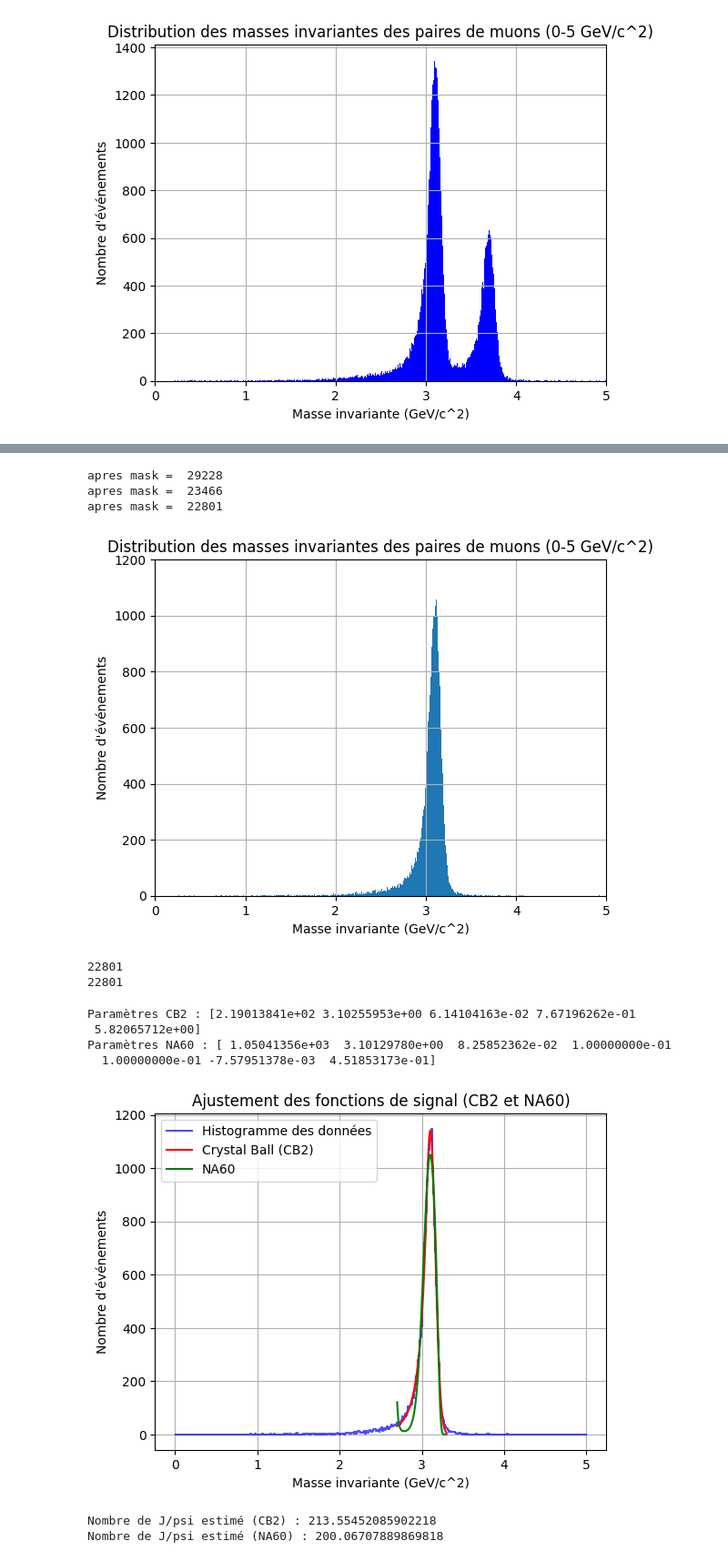
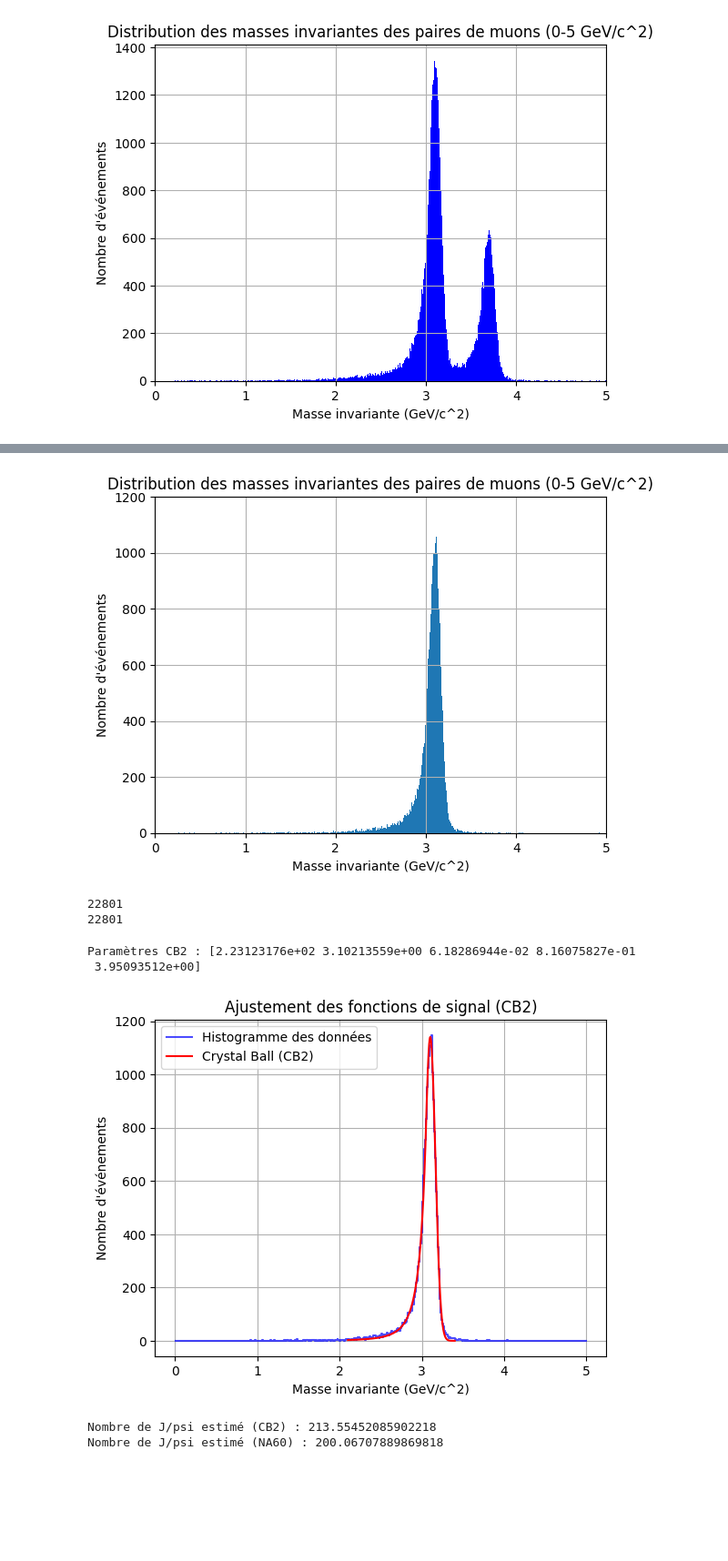
Before and after one commit to nantes-m2-rps-exp/qqbar2mumu-2024, a Jupyter notebook: Acceptance.ipynb, the cells around one changed output, grey strips where cells are left out. Shown at 91% size. Cells and saved outputs as stored; diff of their text form; code cells hidden in the pictures; blank space fills up the shorter version.

```diff
--- a/Acceptance.ipynb
+++ b/Acceptance.ipynb
@@ -66,7 +66,7 @@ print("nMuonsGen = ", nMuonsGen)
 
 events = file["eventsTree"]
 
-n = events.arrays(["zVtx","isCMUL","nMuons","Muon_Px","Muon_Py","Muon_Pz","Muon_E","Muon_Charge","Muon_thetaAbs","Muon_matchedTrgThreshold","Muon_MCLabel", "Muon_thetaAbs"]) #10000 pour essayer a modifier apres
+n = events.arrays(["zVtx","isCMUL","nMuons","Muon_Px","Muon_Py","Muon_Pz","Muon_E","Muon_Charge","Muon_thetaAbs","Muon_matchedTrgThreshold","Muon_MCLabel"]) #10000 pour essayer a modifier apres
 
 nMuons = 0
 for i in range(len(n)):
@@ -211,12 +212,9 @@ plt.show()
 print(len(masses)) #nb j/psi
 print(len(filtered_events))
 # %% [output]
+[figure]
-apres mask =  29228
-apres mask =  23466
-apres mask =  22801
+22801
+22801
-[figure]
-22801
-22801
 # %%
 #Fit CB2
 def CB2 (x, N, mu, sig, alphaL, nL, alphaR, nR):
@@ -265,62 +263,45 @@ def na60(x, N, mu, sigma, alphaL, alphaR, pL, pR):
 # %%
 bin_centers = np.asarray((bin_edges[:-1] + bin_edges[1:]) / 2)
 y_data = np.asarray(hist)
-valid_indices = (bin_centers >= 2.7) & (bin_centers <= 3.3)
+valid_indices = (bin_centers >= 2.1) & (bin_centers <= 3.4)
 x_peak = bin_centers[valid_indices]
 y_peak = y_data[valid_indices]
 
 
 try:
     popt_cb2, pcov_cb2 = curve_fit(
         crystal_ball, x_peak, y_peak,
         p0=[np.max(y_peak), 3.0, 0.1, 1.5, 5],
-        bounds=([0, 2.7, 0.01, 0.1, 1], [np.inf, 3.3, 1, 5, 10]),
+        bounds=([0, 2.1, 0.01, 0.1, 1], [np.inf, 3.4, 1, 5, 10]),
         maxfev=200000
     )
 except RuntimeError as e:
     print("Erreur d'ajustement Crystal Ball :", e)
 
-try:
-    popt_na60, pcov_na60 = curve_fit(
-        na60, x_peak, y_peak,
-        p0=[np.max(y_peak), 3.0, 0.1, 1.5, 1.5, 0.1, 0.1],
-        bounds=([0, 2.7, 0.01, 0.1, 0.1, -1, -1], [np.inf, 3.3, 1, 5, 5, 1, 1]),
-        maxfev=200000
-    )
-except RuntimeError as e:
-    print("Erreur d'ajustement NA60 :", e)
-
 # Générer les courbes ajustées
-x_fit = np.linspace(2.7, 3.3, 1000)
+x_fit = np.linspace(2.1, 3.4, 1000)
 y_cb2 = crystal_ball(x_fit, *popt_cb2) if 'popt_cb2' in locals() else None
-y_na60 = na60(x_fit, *popt_na60) if 'popt_na60' in locals() else None
 
 # Résultats de l'ajustement
 if 'popt_cb2' in locals():
     print(f"Paramètres CB2 : {popt_cb2}")
-if 'popt_na60' in locals():
-    print(f"Paramètres NA60 : {popt_na60}")
 
 # Tracer les données et les ajustements
 plt.step(bin_centers, y_data, where='mid', label='Histogramme des données', color='blue', alpha=0.7)
 if y_cb2 is not None:
     plt.plot(x_fit, y_cb2, label='Crystal Ball (CB2)', color='red')
-if y_na60 is not None:
-    plt.plot(x_fit, y_na60, label='NA60', color='green')
 
 # Mise en forme
 plt.xlabel('Masse invariante (GeV/c^2)')
 plt.ylabel('Nombre d\'événements')
-plt.title('Ajustement des fonctions de signal (CB2 et NA60)')
+plt.title('Ajustement des fonctions de signal (CB2)')
 plt.legend()
 plt.grid(True)
 plt.show()
 # %% [output]
-Paramètres CB2 : [2.19013841e+02 3.10255953e+00 6.14104163e-02 7.67196262e-01
- 5.82065712e+00]
-Paramètres NA60 : [ 1.05041356e+03  3.10129780e+00  8.25852362e-02  1.00000000e-01
-  1.00000000e-01 -7.57951378e-03  4.51853173e-01]
+Paramètres CB2 : [2.23123176e+02 3.10213559e+00 6.18286944e-02 8.16075827e-01
+ 3.95093512e+00]
-[figure, old version]
+[figure, new version]
 # %%
 from scipy.integrate import quad
 
```
Also changed, not shown: parts of 1 cell of this notebook, 2 other files.
